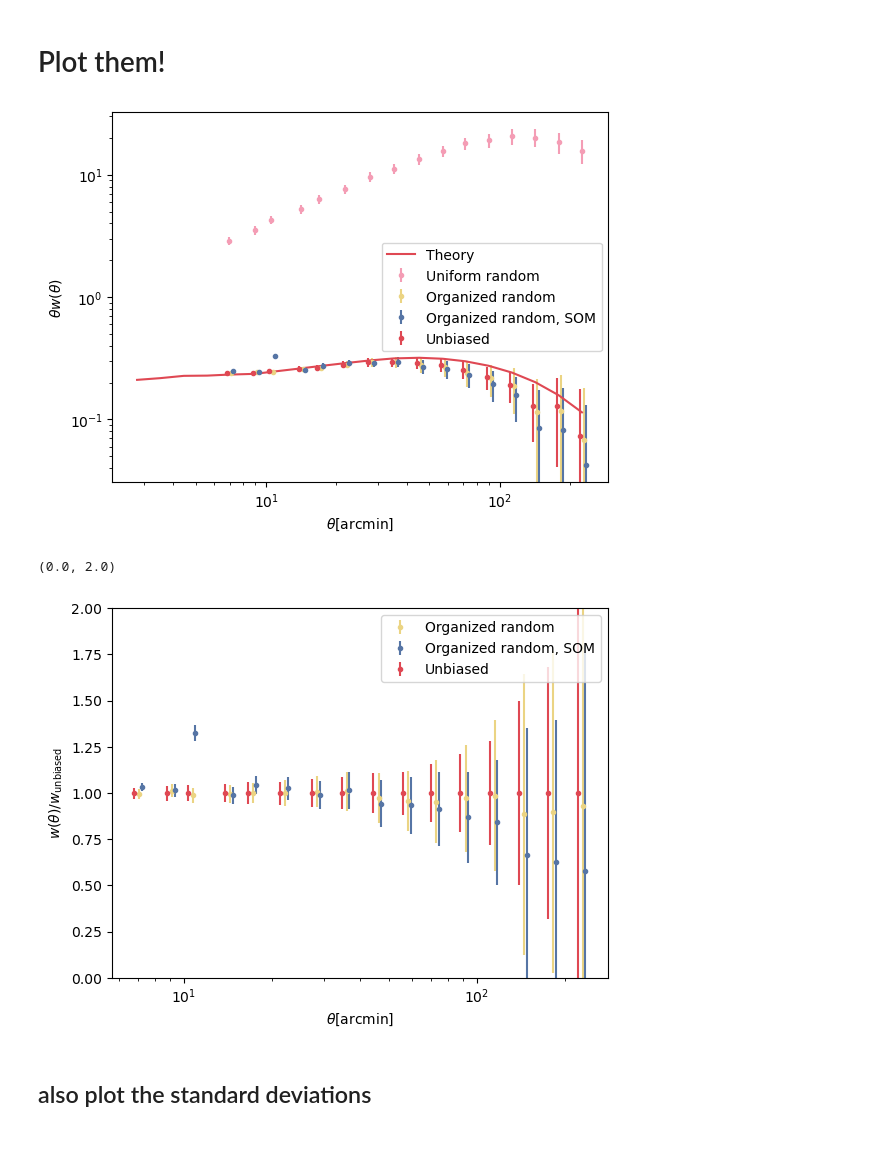
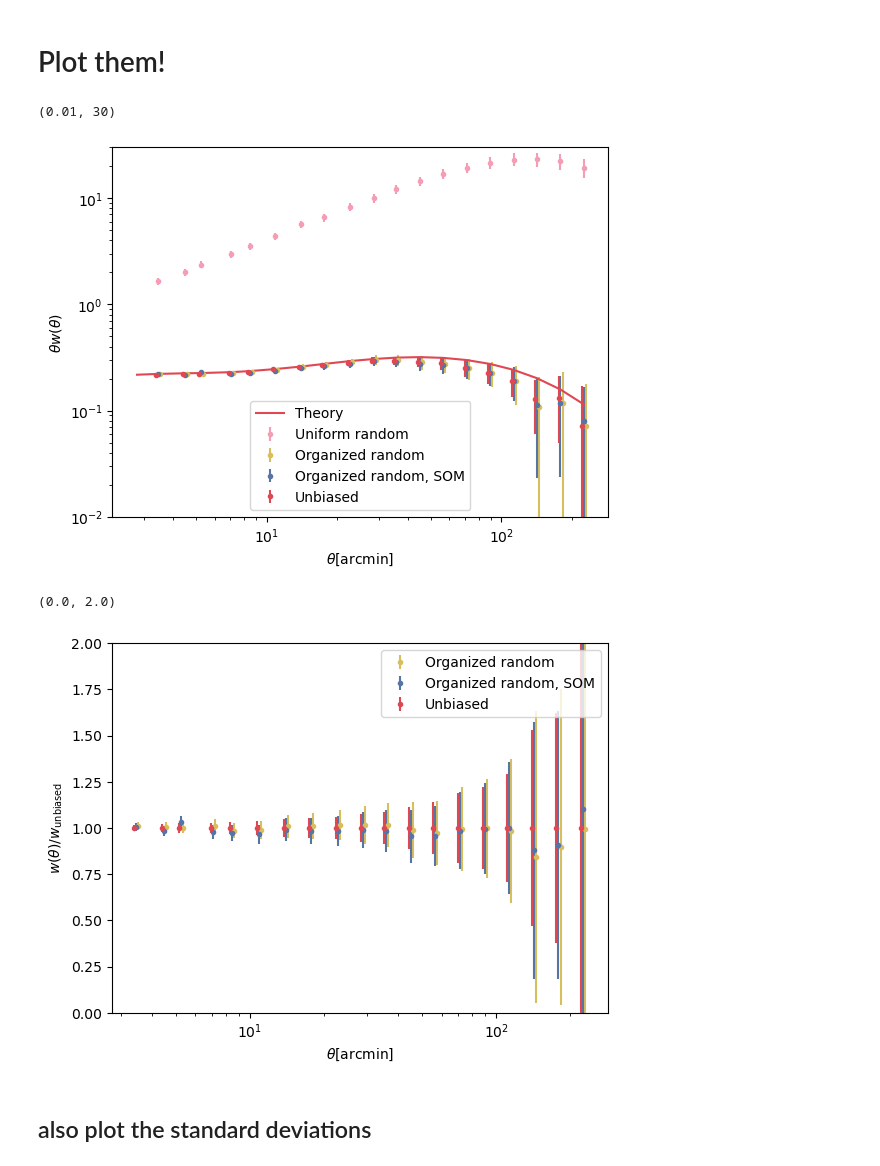
Before and after one commit to yanzastro/tiaogeng, a Jupyter notebook: code/notebooks/glass_validation_sample.ipynb, the cells around one changed output. Drawn from its saved outputs; the diff is of its cells as text; code cells hidden in the pictures.

```diff
--- a/code/notebooks/glass_validation_sample.ipynb
+++ b/code/notebooks/glass_validation_sample.ipynb
@@ -395,8 +434,8 @@ Warning: Some bins for the randoms had no pairs.
 # %% [markdown]
 ## Use a uniform random sample with uniformly depleted galaxy sample
 # %%
-catd_unbiased = treecorr.Catalog(hpcat_unbiased, ra_col="RA", dec_col="Dec", w_col='Delta', ra_units='deg', dec_units='deg', npatch=45)
-catr_unbiased = treecorr.Catalog(hpcat_ur_unbiased, ra_col="RA", dec_col="Dec", w_col='Delta', ra_units='deg', dec_units='deg', patch_centers=catd_unbiased.patch_centers)
+catd_unbiased = treecorr.Catalog(hpcat_unbiased, ra_col="RA", dec_col="Dec", w_col='Delta', ra_units='deg', dec_units='deg', patch_centers=catd_depleted.patch_centers)
+catr_unbiased = treecorr.Catalog(hpcat_ur_unbiased, ra_col="RA", dec_col="Dec", w_col='Delta', ra_units='deg', dec_units='deg', patch_centers=catd_depleted.patch_centers)
 theta_unbiased, w_unbiased, cov_unbiased = treecorr_NNcor(catd_unbiased, catr_unbiased, nbins=20, max_sep=250, min_sep = 2.5, var_method='bootstrap')
 # %% [output]
 Warning: Some bins for the randoms had no pairs.
@@ -408,7 +447,7 @@ import pyccl
 cosmo_pyccl = pyccl.Cosmology(Omega_c=Oc, Omega_b=Ob, h=h, n_s=0.96, sigma8=sigma8)
 gtracer = pyccl.NumberCountsTracer(cosmo_pyccl, has_rsd=False, dndz=(z, dndz), bias=(z, np.ones_like(z)))
 
-ell = np.linspace(0, 2000, 200000)
+ell = np.linspace(0, 5000, 5000)
 cell = pyccl.angular_cl(cosmo_pyccl, gtracer, gtracer, ell)
 w_theory = pyccl.correlation(cosmo_pyccl, ell, cell, theta_ur/60)
 # %% [markdown]
@@ -429,43 +455,39 @@ chi2 = (diff @ np.linalg.inv(cov) @ diff) / diff.size
 # %%
 colors_btr = {'ur': '#f49db5',
-              'true_or': '#ebd483',
+              'true_or': '#d7bf5e',
               'som_or':'#5675a5',
               'unbiased':'#df4853',
               'black':'k'}
 
 w_theory = pyccl.correlation(cosmo_pyccl, ell, cell, theta_ur/60)
 plt.errorbar(theta_ur, theta_ur*w_ur, label='Uniform random', yerr=theta_ur * np.diag(cov_ur) ** 0.5, fmt='.', color=colors_btr['ur'])
 plt.errorbar(theta_true_or*1.02, theta_true_or*w_true_or, label='Organized random', yerr=theta_true_or * np.diag(cov_true_or) ** 0.5, fmt='.', color=colors_btr['true_or'])
-plt.errorbar(theta_som_hp_or*1.04, theta_som_hp_or*w_som_hp_or, label='Organized random, SOM', yerr=theta_som_hp_or * np.diag(cov_som_hp_or) ** 0.5, fmt='.', color=colors_btr['som_or'])
-plt.errorbar(theta_unbiased*0.98, theta_unbiased*w_unbiased, label='Unbiased', yerr=theta_unbiased * np.diag(cov_unbiased) ** 0.5, fmt='.', color=colors_btr['unbiased'])
+plt.errorbar(theta_som_hp_or, theta_som_hp_or*w_som_hp_or, label='Organized random, SOM', yerr=theta_som_hp_or * np.diag(cov_som_hp_or) ** 0.5, fmt='.', color=colors_btr['som_or'])
+plt.errorbar(theta_unbiased/1.02, theta_unbiased*w_unbiased, label='Unbiased', yerr=theta_unbiased * np.diag(cov_unbiased) ** 0.5, fmt='.', color=colors_btr['unbiased'])
 plt.xscale('log')
 plt.semilogx(theta_ur, theta_ur*w_theory, label='Theory', color=colors_btr['unbiased'])
 plt.legend()
 plt.xlabel(r'$\theta$[arcmin]')
 plt.ylabel(r'$\theta w(\theta)$')
 plt.yscale('log')
 #plt.axvline(pixscale*2**0.5, 0, 1, color='k')
-#plt.ylim(0.01, 1)
+plt.ylim(0.01, 30)
 # %% [output]
+(0.01, 30)
-[figure, old version]
+[figure, new version]
 # %%
-
 w_theory = pyccl.correlation(cosmo_pyccl, ell, cell, theta_ur/60)
-#plt.errorbar(theta_ur, theta_ur/w_unbiased, label='Uniform random', yerr=np.diag(cov_ur) ** 0.5/w_unbiased, fmt='.', color=colors_btr['bocchi'])
 plt.errorbar(theta_true_or*1.02, w_true_or/w_unbiased, label='Organized random', yerr=np.diag(cov_true_or) ** 0.5/w_unbiased, fmt='.', color=colors_btr['true_or'])
-plt.errorbar(theta_som_hp_or*1.04, w_som_hp_or/w_unbiased, label='Organized random, SOM', yerr=np.diag(cov_som_hp_or) ** 0.5/w_unbiased, fmt='.', color=colors_btr['som_or'])
-plt.errorbar(theta_unbiased*0.98, w_unbiased/w_unbiased, label='Unbiased', yerr=np.diag(cov_unbiased) ** 0.5/w_unbiased, fmt='.', color=colors_btr['unbiased'])
+plt.errorbar(theta_som_hp_or, w_som_hp_or/w_unbiased, label='Organized random, SOM', yerr=np.diag(cov_som_hp_or) ** 0.5/w_unbiased, fmt='.', color=colors_btr['som_or'])
+plt.errorbar(theta_unbiased/1.02, w_unbiased/w_unbiased, label='Unbiased', yerr=np.diag(cov_unbiased) ** 0.5/w_unbiased, fmt='.', color=colors_btr['unbiased'])
 plt.xscale('log')
-#plt.semilogx(theta_ur, theta_ur*w_theory, label='Theory', color=colors_btr['kita'])
 plt.legend()
 plt.xlabel(r'$\theta$[arcmin]')
 plt.ylabel(r'$w(\theta)/w_{\mathrm{unbiased}}$')
-#plt.yscale('log')
-#plt.axvline(pixscale*2**0.5, 0, 1, color='k')
 plt.ylim(0, 2)
 # %% [output]
 (0.0, 2.0)
-[figure, old version]
+[figure, new version]
 # %% [markdown]
 ## also plot the standard deviations
 # %%
```
Also changed, not shown: parts of 16 cells of this notebook, 2 other files.
